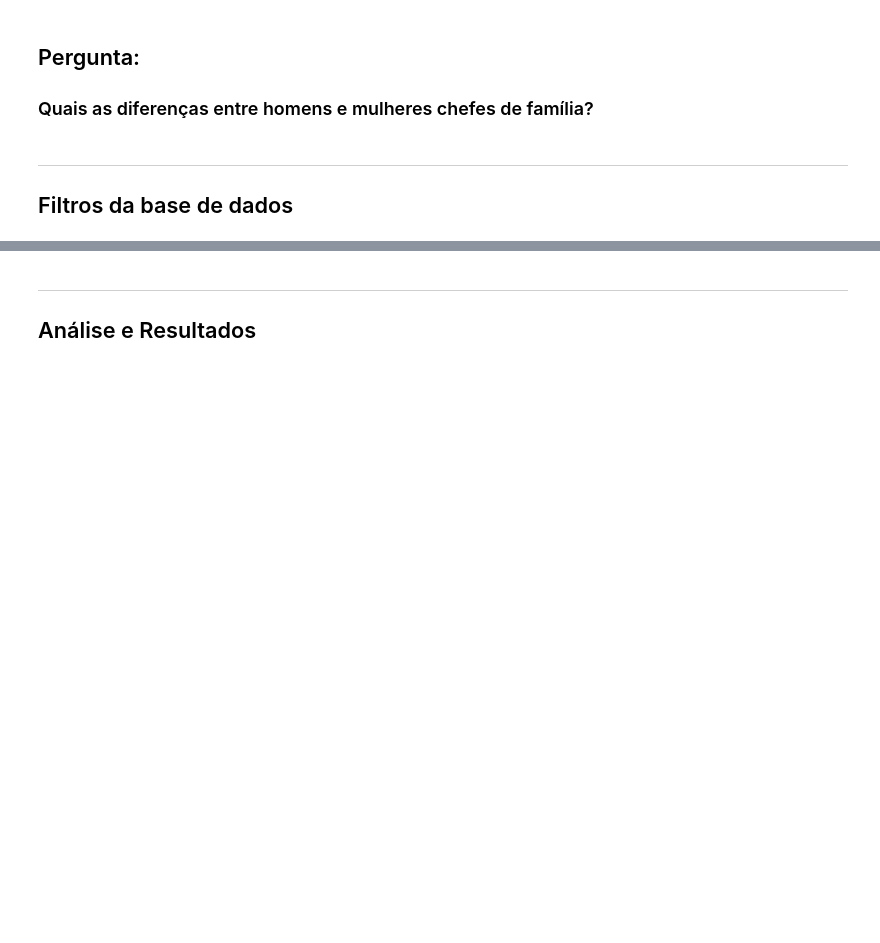
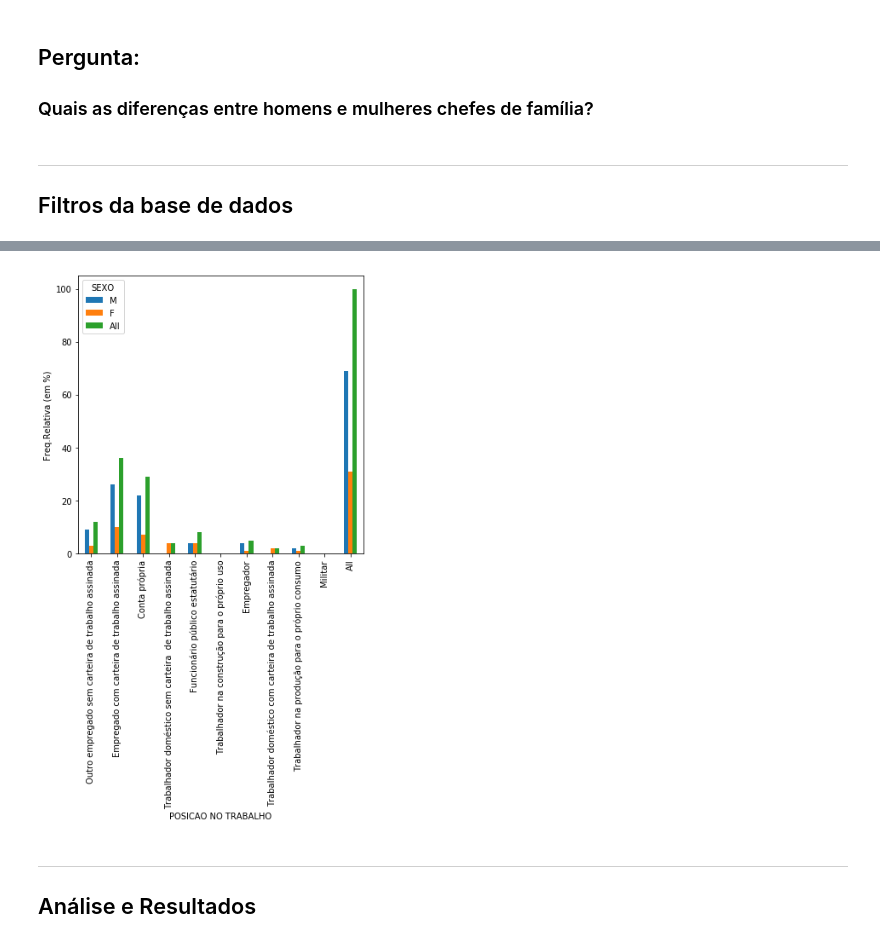
Before and after one commit to victorniubo/cdados_dp, a Jupyter notebook: Projeto1 Layout.ipynb, the cells around one changed output, grey strips where cells are left out. Drawn from its saved outputs; the diff is of its cells as text; code cells hidden in the pictures; blank space fills up the shorter version.

```diff
--- a/Projeto1 Layout.ipynb
+++ b/Projeto1 Layout.ipynb
@@ -78,0 +176,3 @@ pd.crosstab(index=[df2.Sexo], columns=[df2.Posicao_no_Trabalho])
+# %%
+ct1=pd.crosstab(df2.Posicao_no_Trabalho, df2.Sexo, margins=True, rownames=['POSICAO NO TRABALHO'], colnames=['SEXO'], normalize=True)*100
+ct1
@@ -78,0 +193,3 @@ pd.crosstab(index=[df2.Sexo], columns=[df2.Posicao_no_Trabalho])
+# %%
+ct1=ct1.round(decimals=0)
+ct1
@@ -79,3 +210,9 @@ pd.crosstab(index=[df2.Sexo], columns=[df2.Posicao_no_Trabalho])
+# %%
+plot = ct1.plot(kind='bar',figsize=(6, 6))
+plt.ylabel('Freq.Relativa (em %)')
+plt.show()
+# %% [output]
+[figure, added]
 # %% [markdown]
 ___
 ## Análise e Resultados
```
Also changed, not shown: parts of 10 cells of this notebook.
